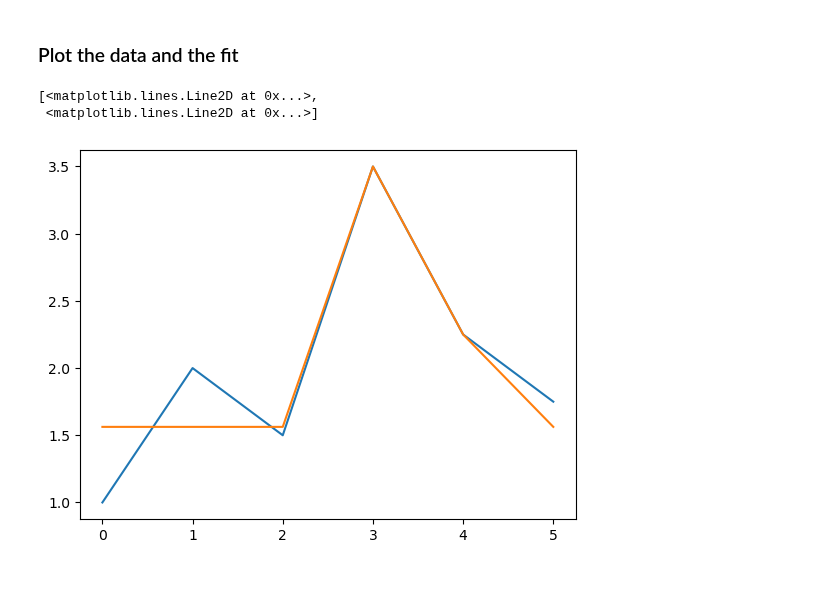
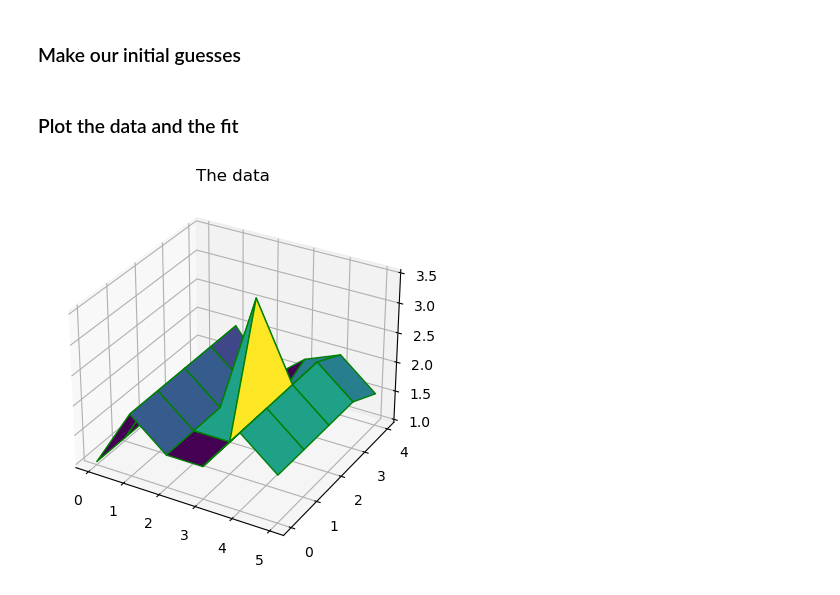
Before and after one commit to brianhill/transient-astronomy, a Jupyter notebook: dev/SimplestParameterEstimation.ipynb, the cells around one changed output. Saved outputs shown, nothing was run; the diff lists cells and outputs as text; code cells hidden in the pictures.

```diff
--- a/dev/SimplestParameterEstimation.ipynb
+++ b/dev/SimplestParameterEstimation.ipynb
@@ -3,13 +3,14 @@ import numpy as np
 from scipy.optimize import minimize
 from statistics import median
 
-positions = range(0, 6)
+x_positions = range(0, 6)
+y_positions = range(0, 5)
 data = [
     [1.0, 2.0, 1.5, 1.5, 2.25, 1.75],
     [1.0, 2.0, 1.5, 1.5, 2.25, 1.75],
-    [1.0, 2.0, 1.5, 3.5, 2.25, 1.75],
+    [1.0, 2.0, 1.5, 2.25, 4.25, 1.75],
     [1.0, 2.0, 1.5, 1.5, 2.25, 1.75],
-    [1.0, 2.0, 1.5, 1.5, 2.25, 1.75]
+    [1.0, 2.0, 1.25, 1.75, 2.0, 1.5]
 ]
 # %%
 def make_model(background, spike_position, spike_flux):
@@ -38,2 +40,4 @@ def objective_function(model_parameters, data):
     return variance(model, data)
+# %% [markdown]
+### Make our initial guesses
 # %%
@@ -58,10 +69,24 @@ values = [model(i) for i in positions]
 # %% [markdown]
 ### Plot the data and the fit
 # %%
-from matplotlib import pyplot as plt
+# importing libraries
+from mpl_toolkits import mplot3d
+import matplotlib.pyplot as plt
+
+# defining surface and axes
+x = np.outer(x_positions, np.ones(5)).T
+y = np.outer(y_positions, np.ones(6))
+z = np.array(data)
+
+fig = plt.figure()
+
+# syntax for 3-D plotting
+ax = plt.axes(projection='3d')
+
+# syntax for plotting
+ax.plot_surface(x, y, z, cmap='viridis',\
+                edgecolor='green')
+ax.set_title('The data')
+plt.show()
+# %% [output]
+[figure, added]
-# %%
-plt.plot(positions, data, positions, values)
-# %% [output]
-[<matplotlib.lines.Line2D at 0x...>,
- <matplotlib.lines.Line2D at 0x...>]
-[figure, removed]
```
Also changed, not shown: parts of 5 cells of this notebook.
